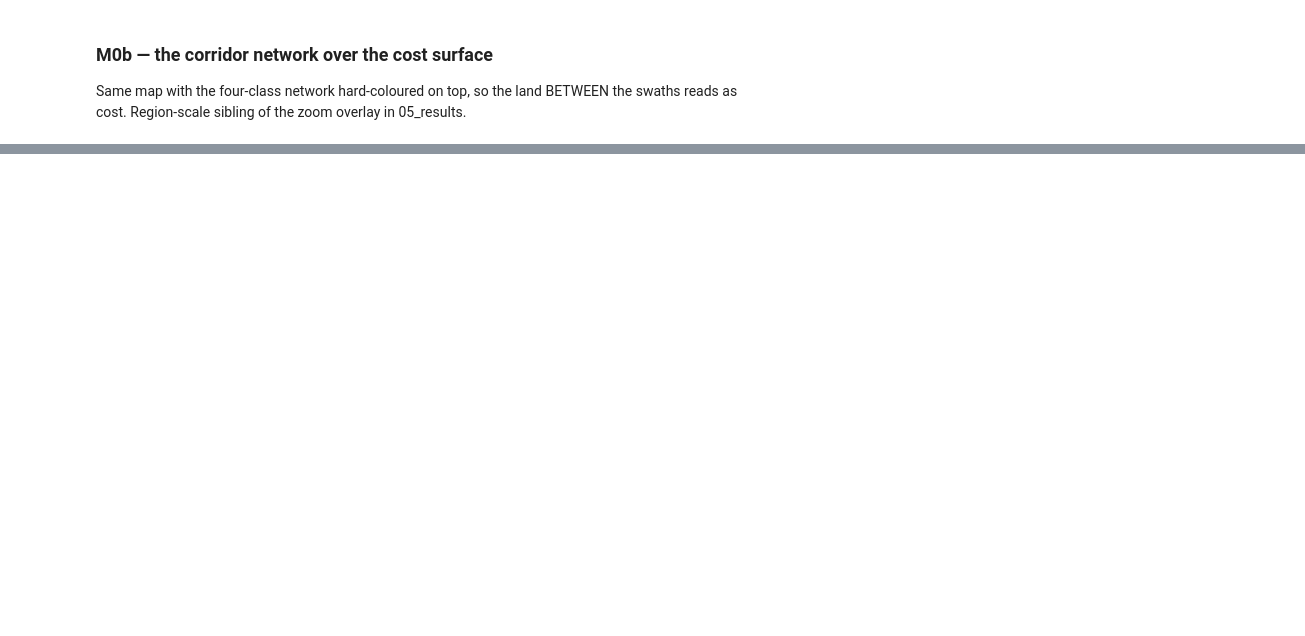
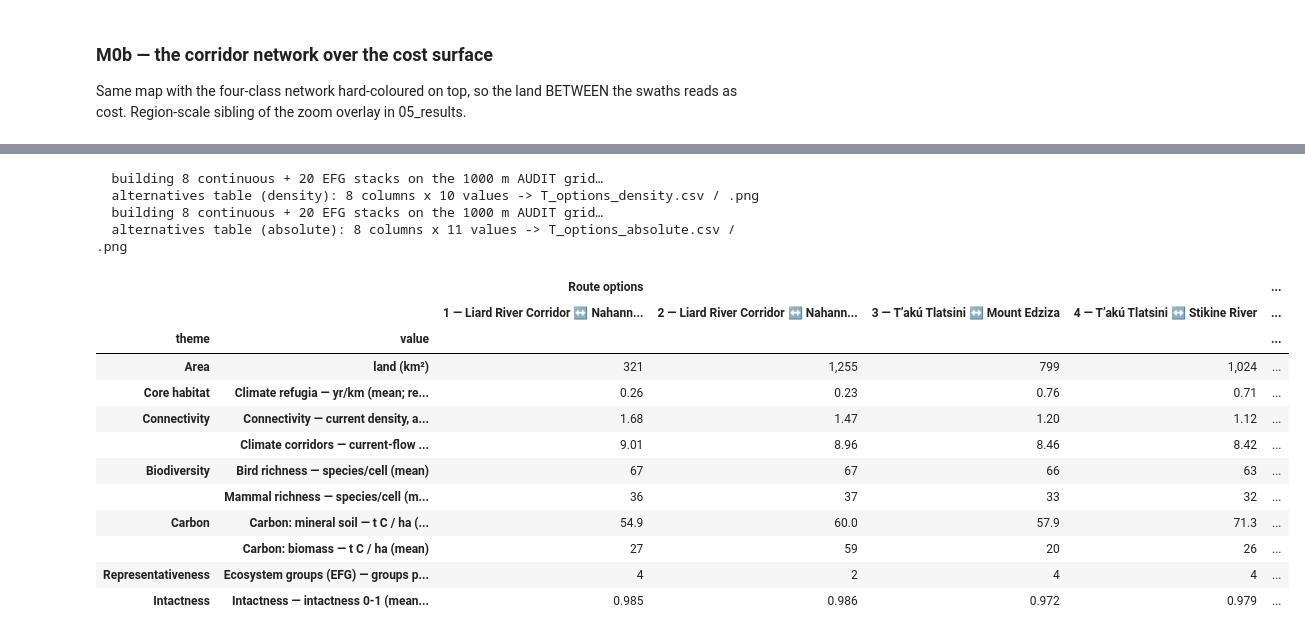
Before and after one commit to bermane/y2y-spatial-optimization, a Jupyter notebook: analyses/northern_connectivity/06_director_package.ipynb, the cells around one changed output, grey strips where cells are left out. Drawn from its saved outputs; the diff is of its cells as text; code cells hidden in the pictures; blank space fills up the shorter version.

```diff
--- a/analyses/northern_connectivity/06_director_package.ipynb
+++ b/analyses/northern_connectivity/06_director_package.ipynb
@@ -298,0 +199,22 @@ PosixPath('/Users/ethanberman/Dropbox/Python Projects/y2y-spatial-optimization/o
+# %%
+tab_density = cd.table_options(P, "density")      # what the land is like (per-cell / per-ha)
+tab_absolute = cd.table_options(P, "absolute")    # how much it holds (totals, shares of Y2Y)
+tab_density
+# %% [output]
+  building 8 continuous + 20 EFG stacks on the 1000 m AUDIT grid…
+  alternatives table (density): 8 columns x 10 values -> T_options_density.csv / .png
+  building 8 continuous + 20 EFG stacks on the 1000 m AUDIT grid…
+  alternatives table (absolute): 8 columns x 11 values -> T_options_absolute.csv / .png
+|  |  | Route options |  |  |  | ... |
+|  |  | 1 — Liard River Corridor ↔ Nahann... | 2 — Liard River Corridor ↔ Nahann... | 3 — T’akú Tlatsini ↔ Mount Edziza | 4 — T’akú Tlatsini ↔ Stikine River | ... |
+| theme | value |  |  |  |  | ... |
+| Area | land (km²) | 321 | 1,255 | 799 | 1,024 | ... |
+| Core habitat | Climate refugia — yr/km (mean; re... | 0.26 | 0.23 | 0.76 | 0.71 | ... |
+| Connectivity | Connectivity — current density, a... | 1.68 | 1.47 | 1.20 | 1.12 | ... |
+|  | Climate corridors — current-flow ... | 9.01 | 8.96 | 8.46 | 8.42 | ... |
+| Biodiversity | Bird richness — species/cell (mean) | 67 | 67 | 66 | 63 | ... |
+|  | Mammal richness — species/cell (m... | 36 | 37 | 33 | 32 | ... |
+| Carbon | Carbon: mineral soil — t C / ha (... | 54.9 | 60.0 | 57.9 | 71.3 | ... |
+|  | Carbon: biomass — t C / ha (mean) | 27 | 59 | 20 | 26 | ... |
+| Representativeness | Ecosystem groups (EFG) — groups p... | 4 | 2 | 4 | 4 | ... |
+| Intactness | Intactness — intactness 0-1 (mean... | 0.985 | 0.986 | 0.972 | 0.979 | ... |
```
Also changed, not shown: parts of 19 cells of this notebook, 29 other files.
